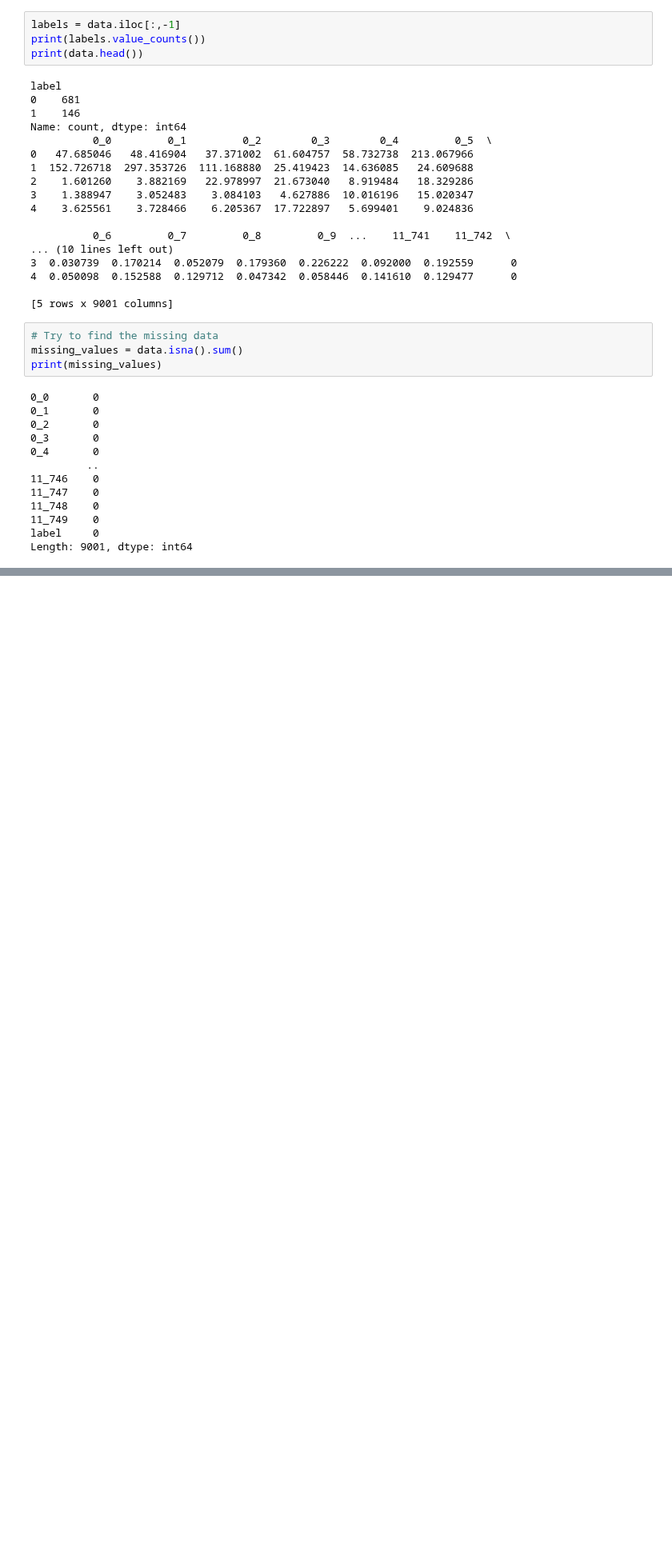
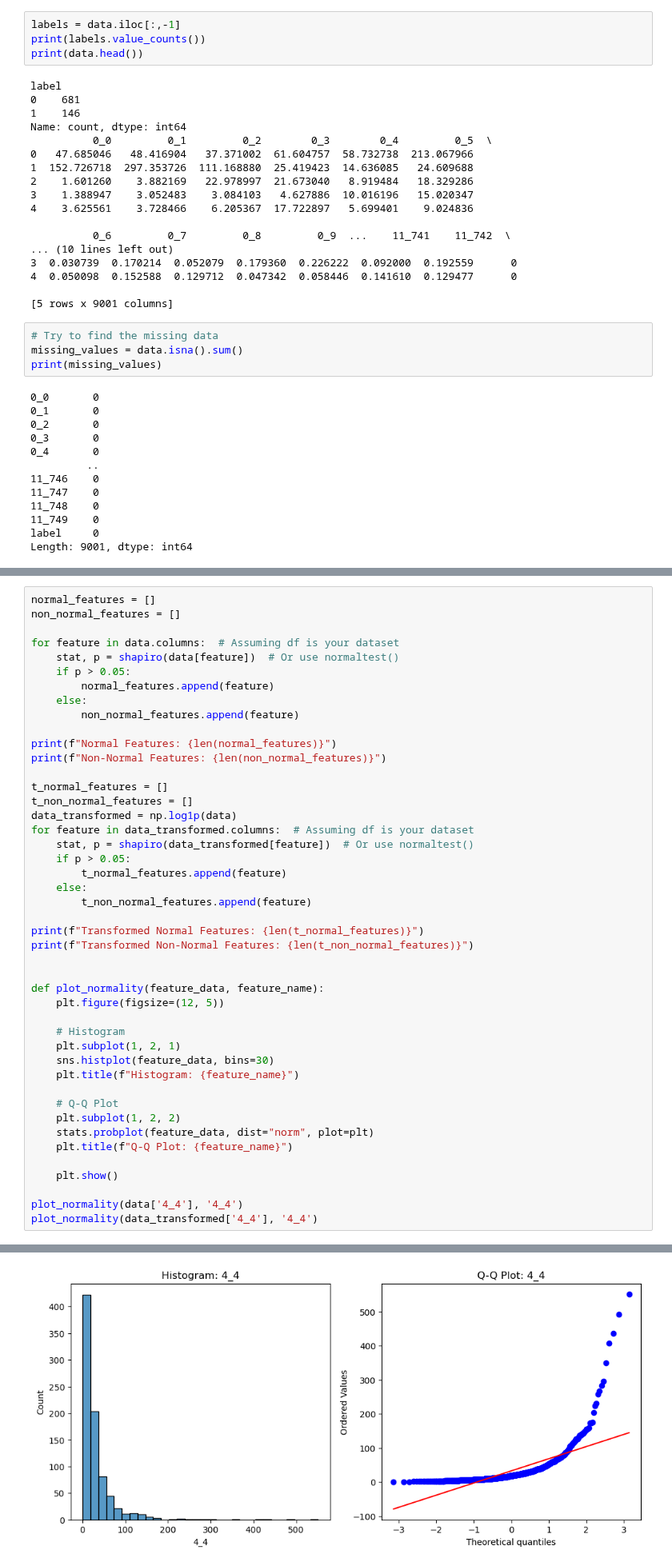
Before and after one commit to mjmklep/Machine-Learning-Group-8, a Jupyter notebook: assignment_ecg_visualisation.ipynb, the cells around one changed output, grey strips where cells are left out. Shown at 80% size. Cells and saved outputs as stored; diff of their text form; blank space fills up the shorter version.

Commit message:
did not saved the file yet, so this is the correct version with added normality visualization

```diff
--- a/assignment_ecg_visualisation.ipynb
+++ b/assignment_ecg_visualisation.ipynb
@@ -88,0 +93,46 @@ Length: 9001, dtype: int64
+# %%
+normal_features = []
+non_normal_features = []
+
+for feature in data.columns:  # Assuming df is your dataset
+    stat, p = shapiro(data[feature])  # Or use normaltest()
+    if p > 0.05:
+        normal_features.append(feature)
+    else:
+        non_normal_features.append(feature)
+
+print(f"Normal Features: {len(normal_features)}")
+print(f"Non-Normal Features: {len(non_normal_features)}")
+
+t_normal_features = []
+t_non_normal_features = []
+data_transformed = np.log1p(data)
+for feature in data_transformed.columns:  # Assuming df is your dataset
+    stat, p = shapiro(data_transformed[feature])  # Or use normaltest()
+    if p > 0.05:
+        t_normal_features.append(feature)
+    else:
+        t_non_normal_features.append(feature)
+
+print(f"Transformed Normal Features: {len(t_normal_features)}")
+print(f"Transformed Non-Normal Features: {len(t_non_normal_features)}")
+
+
+def plot_normality(feature_data, feature_name):
+    plt.figure(figsize=(12, 5))
+
+    # Histogram
+    plt.subplot(1, 2, 1)
+    sns.histplot(feature_data, bins=30)
+    plt.title(f"Histogram: {feature_name}")
+
+    # Q-Q Plot
+    plt.subplot(1, 2, 2)
+    stats.probplot(feature_data, dist="norm", plot=plt)
+    plt.title(f"Q-Q Plot: {feature_name}")
+
+    plt.show()
+
+plot_normality(data['4_4'], '4_4')
+plot_normality(data_transformed['4_4'], '4_4')
+# %% [output]
@@ -88,0 +143 @@ Length: 9001, dtype: int64
+[figure, added]
```
Also changed, not shown: parts of 6 cells of this notebook.
